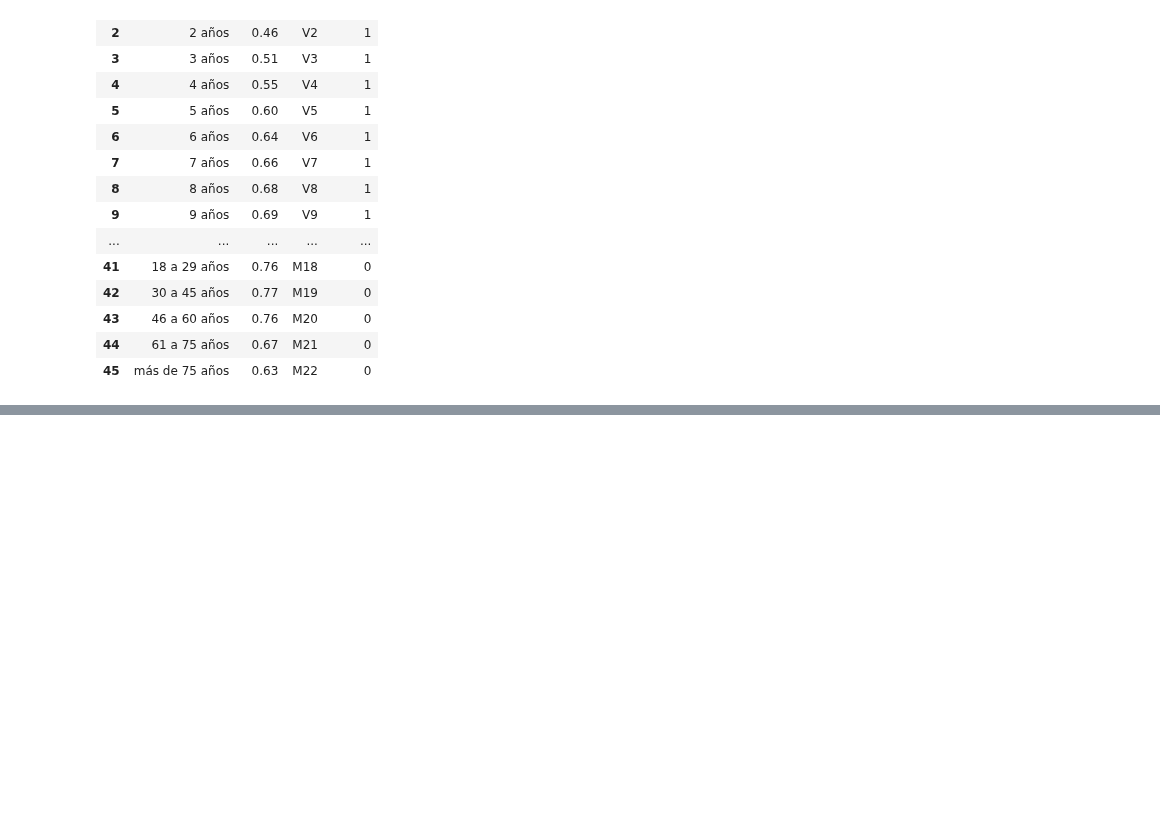
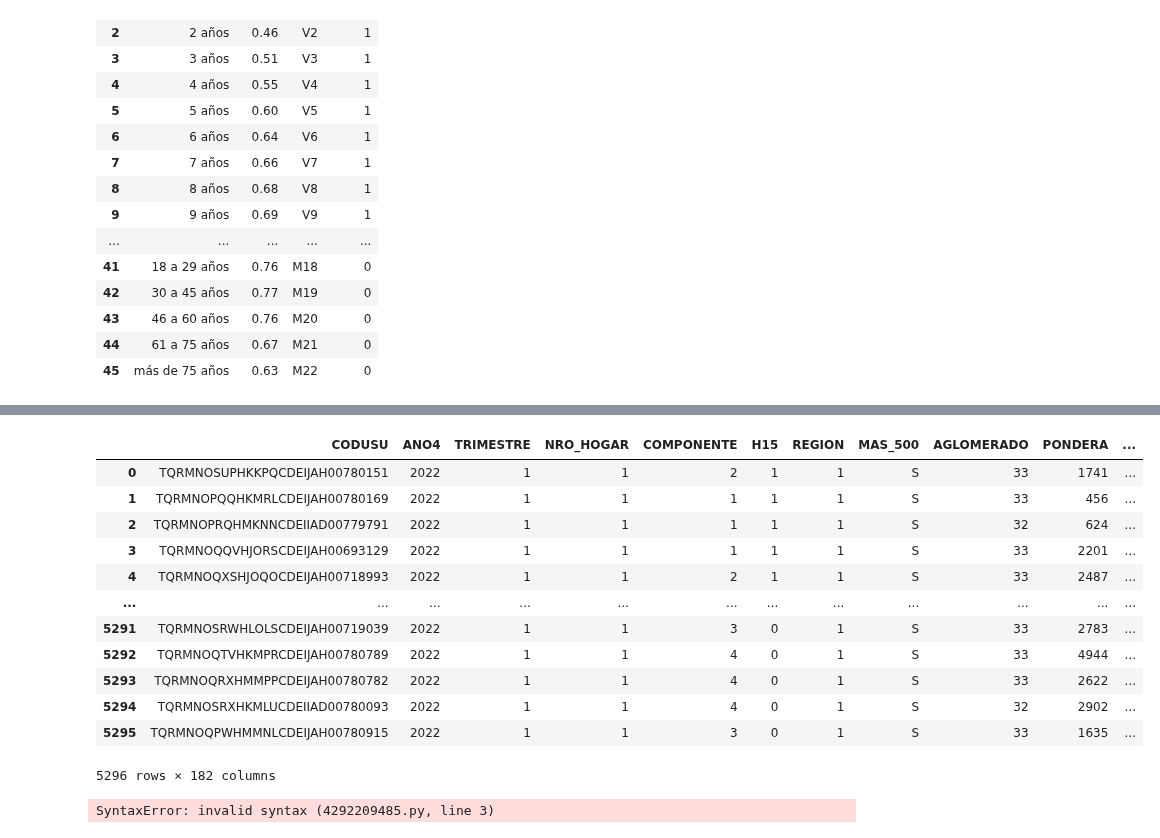
Before and after one commit to hpilar/TrabajosPracticos-Grupo4, a Jupyter notebook: TP2/TP2.ipynb, the cells around one changed output, grey strips where cells are left out. Cells and saved outputs as stored; diff of their text form; code cells hidden in the pictures; blank space fills up the shorter version.

```diff
--- a/TP2/TP2.ipynb
+++ b/TP2/TP2.ipynb
@@ -582,0 +626,26 @@ df_ba_limpio[["CH04","CH06","id"]]
+# %%
+df_ba_unido["ad_equiv_hogar"] = df_ba_unido.groupby("CODUSU")["adulto_equiv"].transform('sum')
+df_ba_unido
+# %% [output]
+|  | CODUSU | ANO4 | TRIMESTRE | NRO_HOGAR | COMPONENTE | H15 | REGION | MAS_500 | AGLOMERADO | PONDERA | ... |
+| 0 | TQRMNOSUPHKKPQCDEIJAH00780151 | 2022 | 1 | 1 | 2 | 1 | 1 | S | 33 | 1741 | ... |
+| 1 | TQRMNOPQQHKMRLCDEIJAH00780169 | 2022 | 1 | 1 | 1 | 1 | 1 | S | 33 | 456 | ... |
+| 2 | TQRMNOPRQHMKNNCDEIIAD00779791 | 2022 | 1 | 1 | 1 | 1 | 1 | S | 32 | 624 | ... |
+| 3 | TQRMNOQQVHJORSCDEIJAH00693129 | 2022 | 1 | 1 | 1 | 1 | 1 | S | 33 | 2201 | ... |
+| 4 | TQRMNOQXSHJOQOCDEIJAH00718993 | 2022 | 1 | 1 | 2 | 1 | 1 | S | 33 | 2487 | ... |
+| ... | ... | ... | ... | ... | ... | ... | ... | ... | ... | ... | ... |
+| 5291 | TQRMNOSRWHLOLSCDEIJAH00719039 | 2022 | 1 | 1 | 3 | 0 | 1 | S | 33 | 2783 | ... |
+| 5292 | TQRMNOQTVHKMPRCDEIJAH00780789 | 2022 | 1 | 1 | 4 | 0 | 1 | S | 33 | 4944 | ... |
+| 5293 | TQRMNOQRXHMMPPCDEIJAH00780782 | 2022 | 1 | 1 | 4 | 0 | 1 | S | 33 | 2622 | ... |
+| 5294 | TQRMNOSRXHKMLUCDEIIAD00780093 | 2022 | 1 | 1 | 4 | 0 | 1 | S | 32 | 2902 | ... |
+| 5295 | TQRMNOQPWHMMNLCDEIJAH00780915 | 2022 | 1 | 1 | 3 | 0 | 1 | S | 33 | 1635 | ... |
+5296 rows × 182 columns
+# %%
+#esto no funciona, chequear
+mv_itf = 0
+for i, row in df_ba_unido.iterrows() :
+    if df_ba_unido["ITF"]=="%"
+        mv_itf += 1
+        print(mv_itf)
+# %% [output]
+SyntaxError: invalid syntax (4292209485.py, line 3)
```
Also changed, not shown: parts of 6 cells of this notebook.
